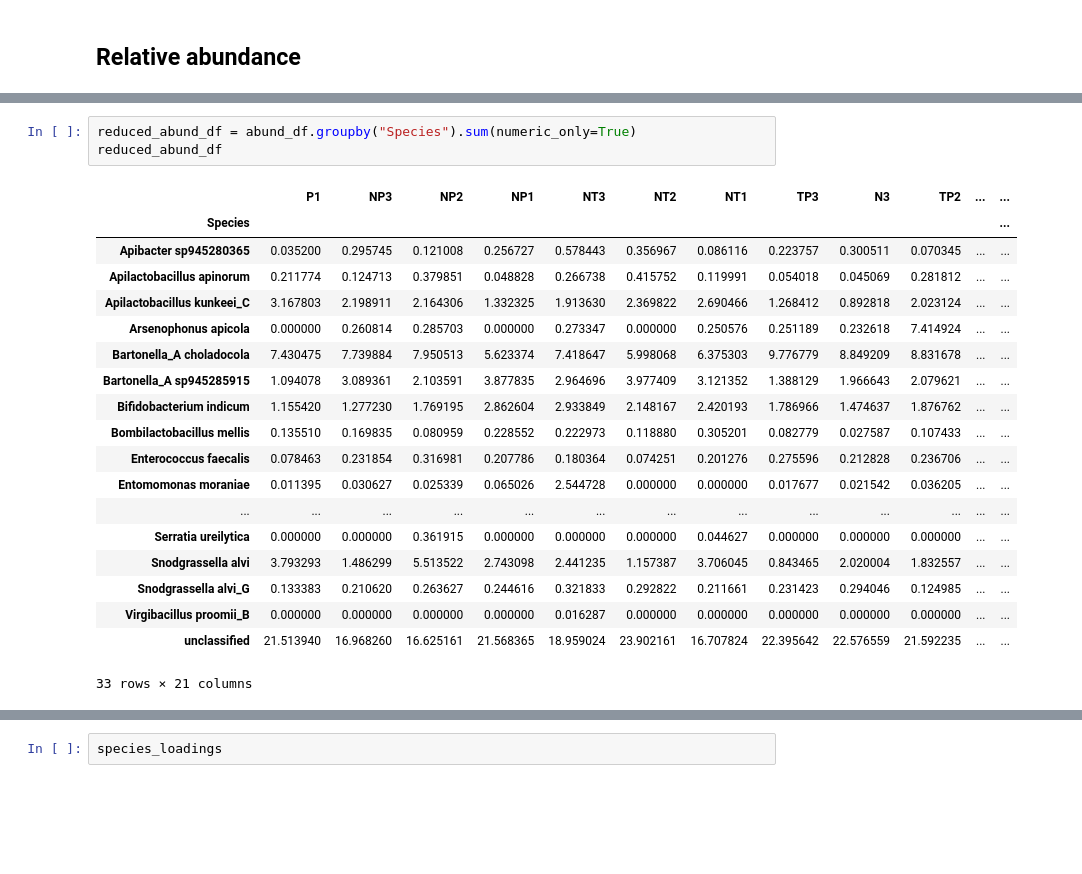
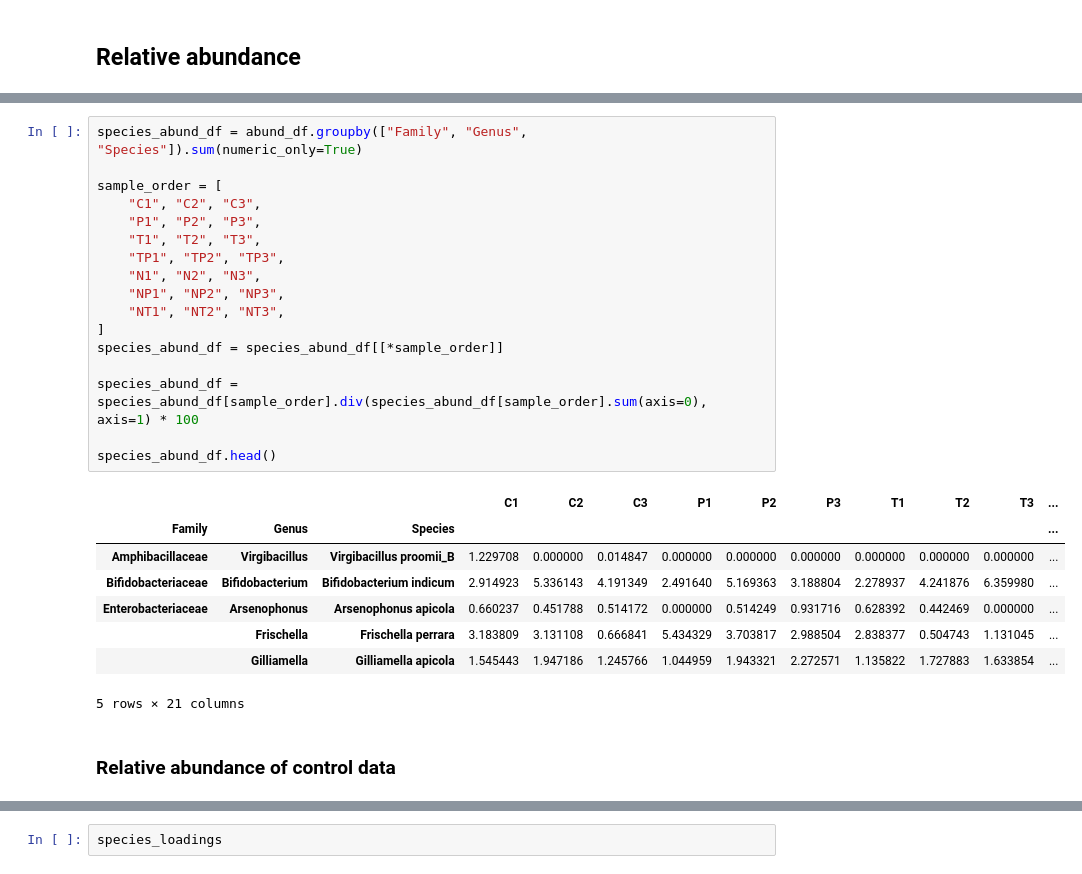
Before and after one commit to usegalaxy-eu/FAIRyMAGs, a Jupyter notebook: bin/use-case-bee-microbiome-exploration.ipynb, the cells around one changed output, grey strips where cells are left out. Drawn from its saved outputs; the diff is of its cells as text; blank space fills up the shorter version.

```diff
--- a/bin/use-case-bee-microbiome-exploration.ipynb
+++ b/bin/use-case-bee-microbiome-exploration.ipynb
@@ -271,23 +243,28 @@ abund_df
 # %%
-reduced_abund_df = abund_df.groupby("Species").sum(numeric_only=True)
-reduced_abund_df
+species_abund_df = abund_df.groupby(["Family", "Genus", "Species"]).sum(numeric_only=True)
+
+sample_order = [
+    "C1", "C2", "C3",
+    "P1", "P2", "P3",
+    "T1", "T2", "T3",
+    "TP1", "TP2", "TP3",
+    "N1", "N2", "N3",
+    "NP1", "NP2", "NP3",
+    "NT1", "NT2", "NT3",
+]
+species_abund_df = species_abund_df[[*sample_order]]
+
+species_abund_df = species_abund_df[sample_order].div(species_abund_df[sample_order].sum(axis=0), axis=1) * 100
+
+species_abund_df.head()
 # %% [output]
-|  | P1 | NP3 | NP2 | NP1 | NT3 | NT2 | NT1 | TP3 | N3 | TP2 | ... | ... |
-| Species |  |  |  |  |  |  |  |  |  |  |  | ... |
-| Apibacter sp945280365 | 0.035200 | 0.295745 | 0.121008 | 0.256727 | 0.578443 | 0.356967 | 0.086116 | 0.223757 | 0.300511 | 0.070345 | ... | ... |
-| Apilactobacillus apinorum | 0.211774 | 0.124713 | 0.379851 | 0.048828 | 0.266738 | 0.415752 | 0.119991 | 0.054018 | 0.045069 | 0.281812 | ... | ... |
-| Apilactobacillus kunkeei_C | 3.167803 | 2.198911 | 2.164306 | 1.332325 | 1.913630 | 2.369822 | 2.690466 | 1.268412 | 0.892818 | 2.023124 | ... | ... |
-| Arsenophonus apicola | 0.000000 | 0.260814 | 0.285703 | 0.000000 | 0.273347 | 0.000000 | 0.250576 | 0.251189 | 0.232618 | 7.414924 | ... | ... |
-| Bartonella_A choladocola | 7.430475 | 7.739884 | 7.950513 | 5.623374 | 7.418647 | 5.998068 | 6.375303 | 9.776779 | 8.849209 | 8.831678 | ... | ... |
-| Bartonella_A sp945285915 | 1.094078 | 3.089361 | 2.103591 | 3.877835 | 2.964696 | 3.977409 | 3.121352 | 1.388129 | 1.966643 | 2.079621 | ... | ... |
-| Bifidobacterium indicum | 1.155420 | 1.277230 | 1.769195 | 2.862604 | 2.933849 | 2.148167 | 2.420193 | 1.786966 | 1.474637 | 1.876762 | ... | ... |
-| Bombilactobacillus mellis | 0.135510 | 0.169835 | 0.080959 | 0.228552 | 0.222973 | 0.118880 | 0.305201 | 0.082779 | 0.027587 | 0.107433 | ... | ... |
-| Enterococcus faecalis | 0.078463 | 0.231854 | 0.316981 | 0.207786 | 0.180364 | 0.074251 | 0.201276 | 0.275596 | 0.212828 | 0.236706 | ... | ... |
-| Entomomonas moraniae | 0.011395 | 0.030627 | 0.025339 | 0.065026 | 2.544728 | 0.000000 | 0.000000 | 0.017677 | 0.021542 | 0.036205 | ... | ... |
-| ... | ... | ... | ... | ... | ... | ... | ... | ... | ... | ... | ... | ... |
-| Serratia ureilytica | 0.000000 | 0.000000 | 0.361915 | 0.000000 | 0.000000 | 0.000000 | 0.044627 | 0.000000 | 0.000000 | 0.000000 | ... | ... |
-| Snodgrassella alvi | 3.793293 | 1.486299 | 5.513522 | 2.743098 | 2.441235 | 1.157387 | 3.706045 | 0.843465 | 2.020004 | 1.832557 | ... | ... |
-| Snodgrassella alvi_G | 0.133383 | 0.210620 | 0.263627 | 0.244616 | 0.321833 | 0.292822 | 0.211661 | 0.231423 | 0.294046 | 0.124985 | ... | ... |
-| Virgibacillus proomii_B | 0.000000 | 0.000000 | 0.000000 | 0.000000 | 0.016287 | 0.000000 | 0.000000 | 0.000000 | 0.000000 | 0.000000 | ... | ... |
-| unclassified | 21.513940 | 16.968260 | 16.625161 | 21.568365 | 18.959024 | 23.902161 | 16.707824 | 22.395642 | 22.576559 | 21.592235 | ... | ... |
+|  |  |  | C1 | C2 | C3 | P1 | P2 | P3 | T1 | T2 | T3 | ... |
+| Family | Genus | Species |  |  |  |  |  |  |  |  |  | ... |
+| Amphibacillaceae | Virgibacillus | Virgibacillus proomii_B | 1.229708 | 0.000000 | 0.014847 | 0.000000 | 0.000000 | 0.000000 | 0.000000 | 0.000000 | 0.000000 | ... |
+| Bifidobacteriaceae | Bifidobacterium | Bifidobacterium indicum | 2.914923 | 5.336143 | 4.191349 | 2.491640 | 5.169363 | 3.188804 | 2.278937 | 4.241876 | 6.359980 | ... |
+| Enterobacteriaceae | Arsenophonus | Arsenophonus apicola | 0.660237 | 0.451788 | 0.514172 | 0.000000 | 0.514249 | 0.931716 | 0.628392 | 0.442469 | 0.000000 | ... |
+|  | Frischella | Frischella perrara | 3.183809 | 3.131108 | 0.666841 | 5.434329 | 3.703817 | 2.988504 | 2.838377 | 0.504743 | 1.131045 | ... |
+|  | Gilliamella | Gilliamella apicola | 1.545443 | 1.947186 | 1.245766 | 1.044959 | 1.943321 | 2.272571 | 1.135822 | 1.727883 | 1.633854 | ... |
-33 rows × 21 columns
+5 rows × 21 columns
+# %% [markdown]
+### Relative abundance of control data
```
Also changed, not shown: parts of 16 cells of this notebook, 4 other files.
